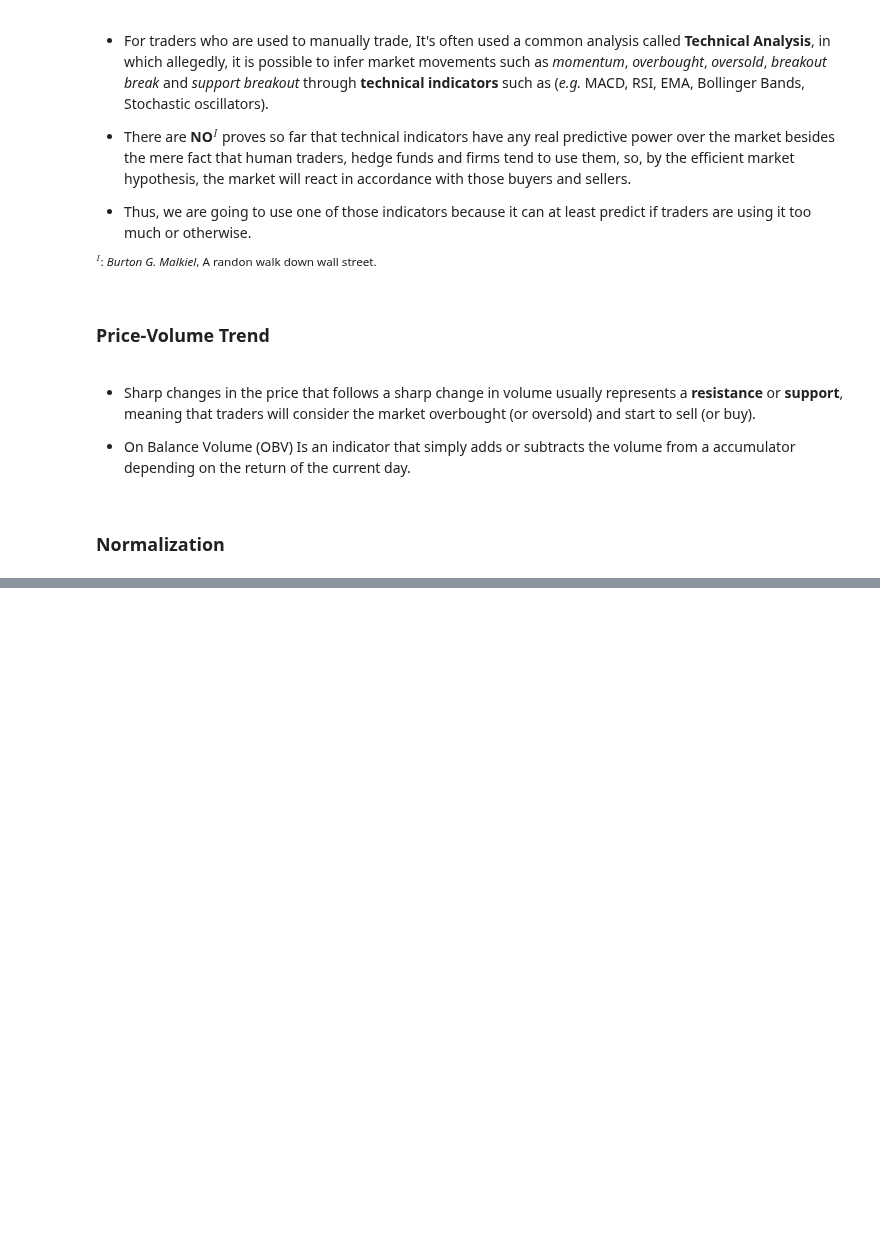
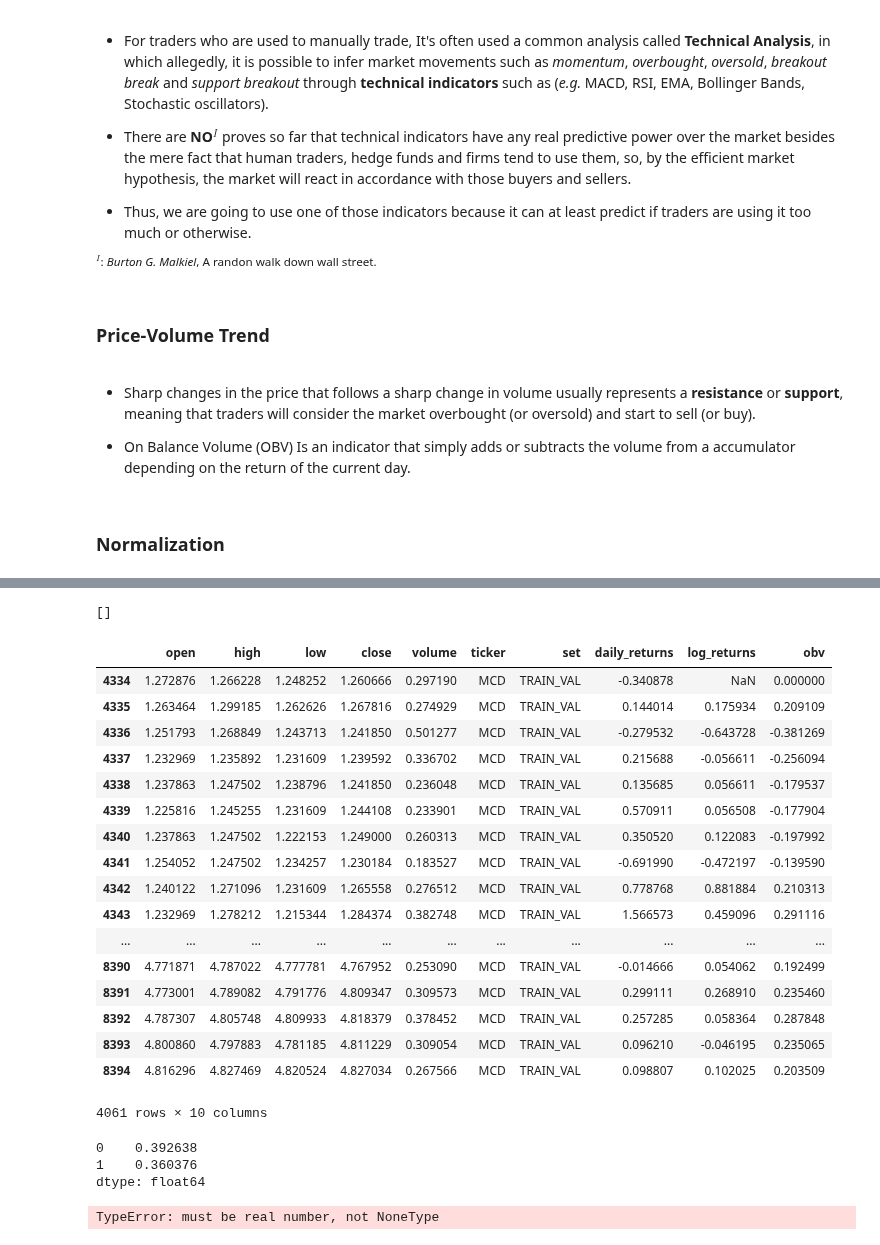
Before and after one commit to leoniloris/Stock-Price-Prediction, a Jupyter notebook: stock_price_prediction.ipynb, the cells around one changed output, grey strips where cells are left out. Cells and saved outputs as stored; diff of their text form; code cells hidden in the pictures; blank space fills up the shorter version.

Commit message:
windowwing signals.

```diff
--- a/stock_price_prediction.ipynb
+++ b/stock_price_prediction.ipynb
@@ -284,0 +306,27 @@ Regression Coefficients: [0.98871019 1.03976523 0.97158783]
+# %%
+list(train_val_set.iloc[0:4, []]).append()
+# %% [output]
+[]
+# %%
+def create_windows(dataframe, to_be_windowed=[], window_size=5, overlap=2):
+    for idx in range(window_size, len(dataframe), window_size-overlap):
+        windowed_features = list(dataframe.iloc[a-window_size:a, to_be_windowed])
+# %% [output]
+|  | open | high | low | close | volume | ticker | set | daily_returns | log_returns | obv |
+| 4334 | 1.272876 | 1.266228 | 1.248252 | 1.260666 | 0.297190 | MCD | TRAIN_VAL | -0.340878 | NaN | 0.000000 |
+| 4335 | 1.263464 | 1.299185 | 1.262626 | 1.267816 | 0.274929 | MCD | TRAIN_VAL | 0.144014 | 0.175934 | 0.209109 |
+| 4336 | 1.251793 | 1.268849 | 1.243713 | 1.241850 | 0.501277 | MCD | TRAIN_VAL | -0.279532 | -0.643728 | -0.381269 |
+| 4337 | 1.232969 | 1.235892 | 1.231609 | 1.239592 | 0.336702 | MCD | TRAIN_VAL | 0.215688 | -0.056611 | -0.256094 |
+| 4338 | 1.237863 | 1.247502 | 1.238796 | 1.241850 | 0.236048 | MCD | TRAIN_VAL | 0.135685 | 0.056611 | -0.179537 |
+| 4339 | 1.225816 | 1.245255 | 1.231609 | 1.244108 | 0.233901 | MCD | TRAIN_VAL | 0.570911 | 0.056508 | -0.177904 |
+| 4340 | 1.237863 | 1.247502 | 1.222153 | 1.249000 | 0.260313 | MCD | TRAIN_VAL | 0.350520 | 0.122083 | -0.197992 |
+| 4341 | 1.254052 | 1.247502 | 1.234257 | 1.230184 | 0.183527 | MCD | TRAIN_VAL | -0.691990 | -0.472197 | -0.139590 |
+| 4342 | 1.240122 | 1.271096 | 1.231609 | 1.265558 | 0.276512 | MCD | TRAIN_VAL | 0.778768 | 0.881884 | 0.210313 |
+| 4343 | 1.232969 | 1.278212 | 1.215344 | 1.284374 | 0.382748 | MCD | TRAIN_VAL | 1.566573 | 0.459096 | 0.291116 |
+| ... | ... | ... | ... | ... | ... | ... | ... | ... | ... | ... |
+| 8390 | 4.771871 | 4.787022 | 4.777781 | 4.767952 | 0.253090 | MCD | TRAIN_VAL | -0.014666 | 0.054062 | 0.192499 |
+| 8391 | 4.773001 | 4.789082 | 4.791776 | 4.809347 | 0.309573 | MCD | TRAIN_VAL | 0.299111 | 0.268910 | 0.235460 |
+| 8392 | 4.787307 | 4.805748 | 4.809933 | 4.818379 | 0.378452 | MCD | TRAIN_VAL | 0.257285 | 0.058364 | 0.287848 |
+| 8393 | 4.800860 | 4.797883 | 4.781185 | 4.811229 | 0.309054 | MCD | TRAIN_VAL | 0.096210 | -0.046195 | 0.235065 |
+| 8394 | 4.816296 | 4.827469 | 4.820524 | 4.827034 | 0.267566 | MCD | TRAIN_VAL | 0.098807 | 0.102025 | 0.203509 |
+4061 rows × 10 columns
@@ -284,0 +339,7 @@ Regression Coefficients: [0.98871019 1.03976523 0.97158783]
+# %%
+w.aggregate(lambda w: w)
+# %% [output]
+0    0.392638
+1    0.360376
+dtype: float64
+TypeError: must be real number, not NoneType
```
Also changed, not shown: parts of 24 cells of this notebook, 1 other file.
